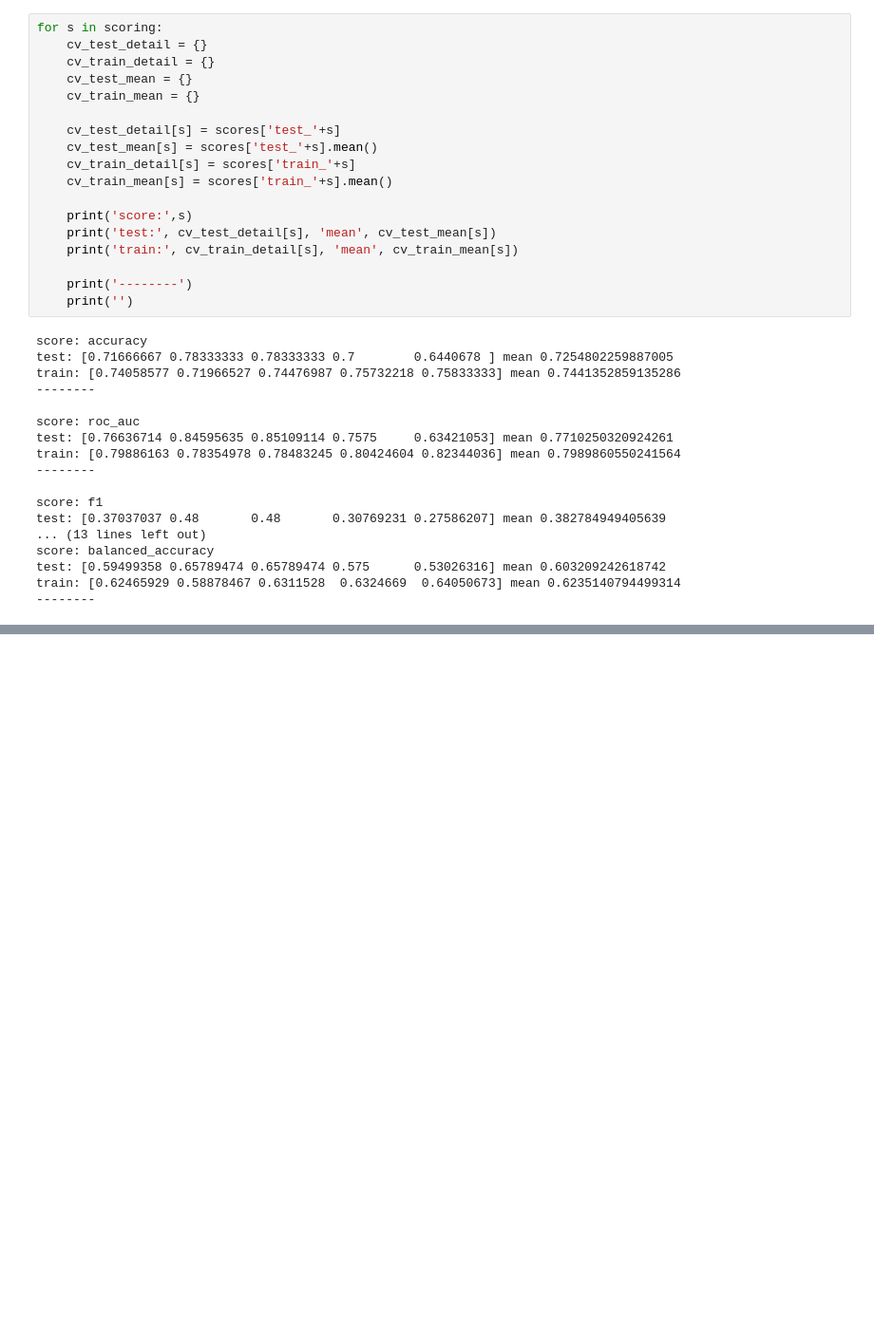
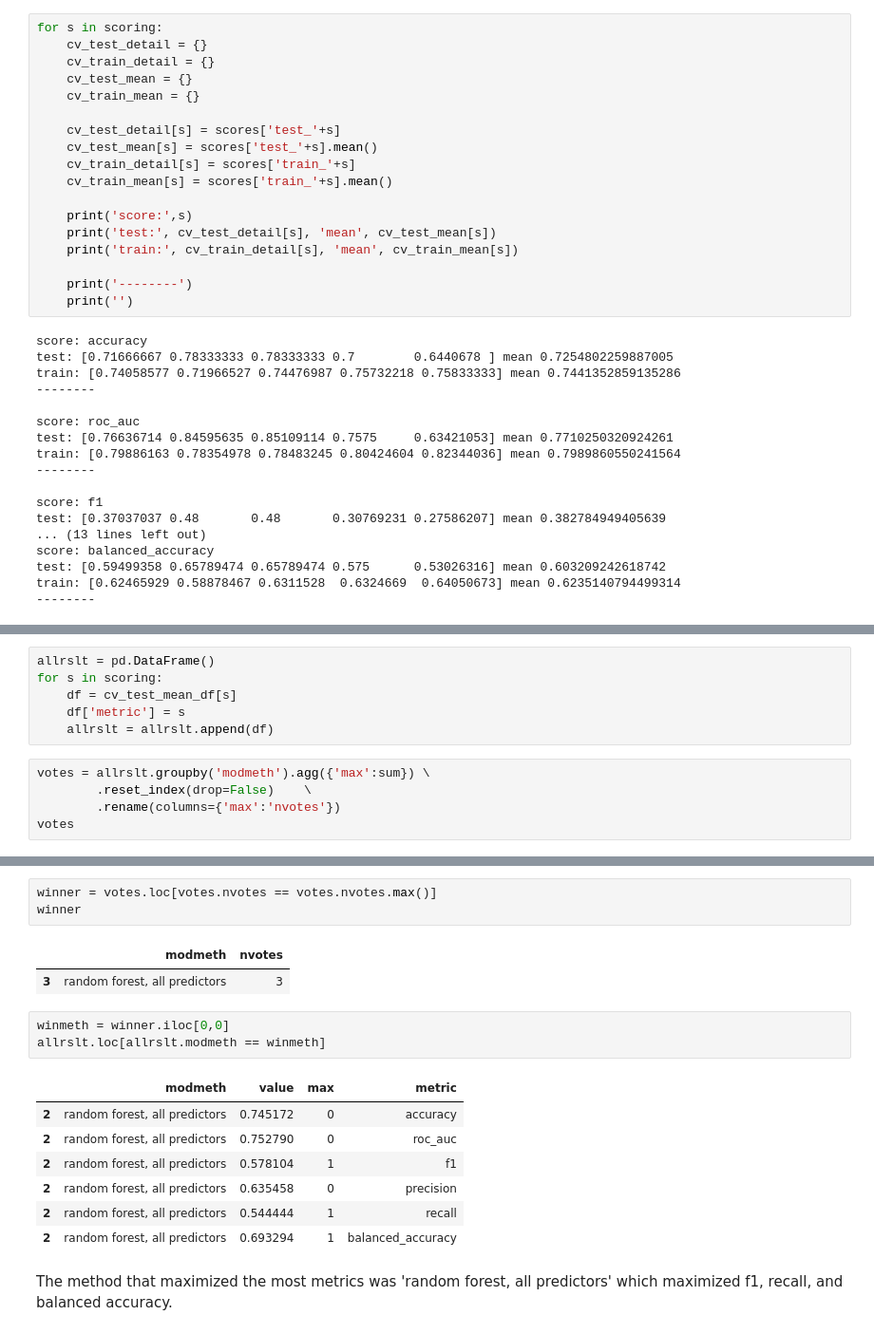
Before and after one commit to la-mcnamara/samplers, a Jupyter notebook: HeartFailure.ipynb, the cells around one changed output, grey strips where cells are left out. Shown at 95% size. Drawn from its saved outputs; the diff is of its cells as text; blank space fills up the shorter version.

```diff
--- a/HeartFailure.ipynb
+++ b/HeartFailure.ipynb
@@ -227,0 +358,11 @@ train: [0.62465929 0.58878467 0.6311528  0.6324669  0.64050673] mean 0.623514079
+# %%
+allrslt = pd.DataFrame()
+for s in scoring:
+    df = cv_test_mean_df[s]
+    df['metric'] = s
+    allrslt = allrslt.append(df)
+# %%
+votes = allrslt.groupby('modmeth').agg({'max':sum}) \
+        .reset_index(drop=False)    \
+        .rename(columns={'max':'nvotes'})
+votes
@@ -227,0 +376,19 @@ train: [0.62465929 0.58878467 0.6311528  0.6324669  0.64050673] mean 0.623514079
+# %%
+winner = votes.loc[votes.nvotes == votes.nvotes.max()]
+winner
+# %% [output]
+|  | modmeth | nvotes |
+| 3 | random forest, all predictors | 3 |
+# %%
+winmeth = winner.iloc[0,0]
+allrslt.loc[allrslt.modmeth == winmeth]
+# %% [output]
+|  | modmeth | value | max | metric |
+| 2 | random forest, all predictors | 0.745172 | 0 | accuracy |
+| 2 | random forest, all predictors | 0.752790 | 0 | roc_auc |
+| 2 | random forest, all predictors | 0.578104 | 1 | f1 |
+| 2 | random forest, all predictors | 0.635458 | 0 | precision |
+| 2 | random forest, all predictors | 0.544444 | 1 | recall |
+| 2 | random forest, all predictors | 0.693294 | 1 | balanced_accuracy |
+# %% [markdown]
+The method that maximized the most metrics was 'random forest, all predictors' which maximized f1, recall, and balanced accuracy.
```
Also changed, not shown: parts of 16 cells of this notebook.
